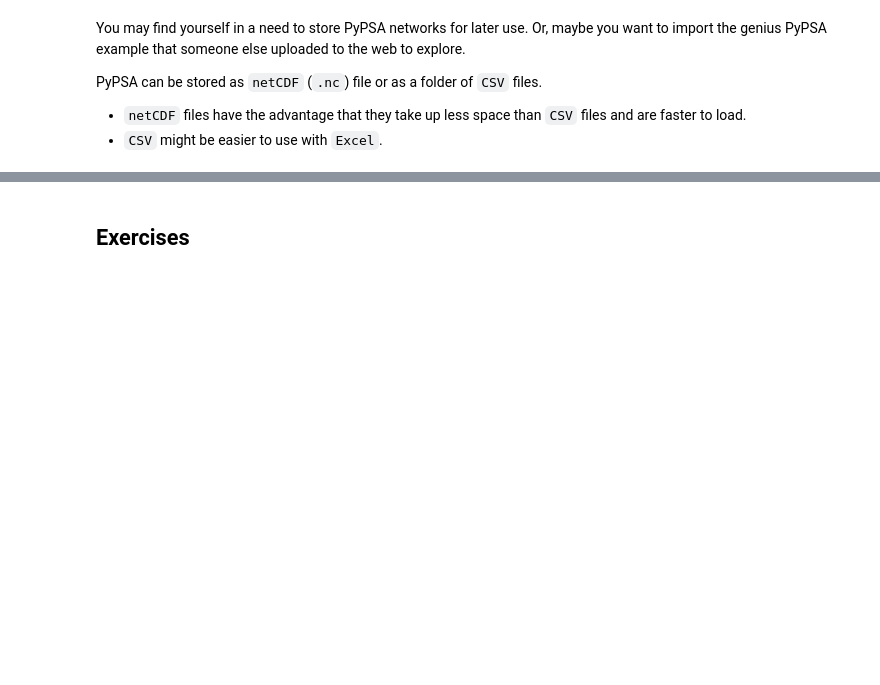
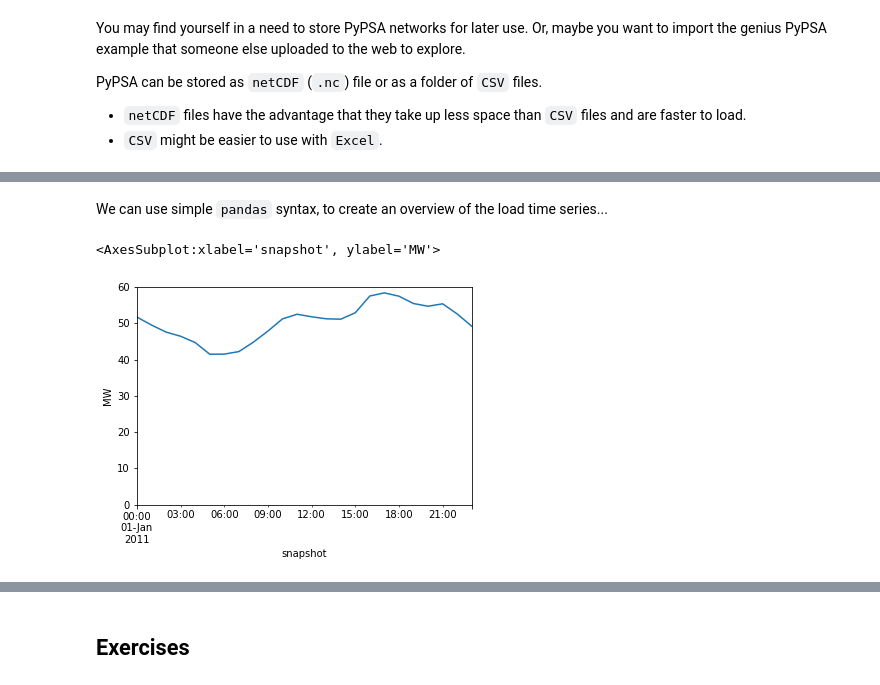
Before and after one commit to fneum/data-science-for-esm, a Jupyter notebook: _sources/09-workshop-pypsa.ipynb, the cells around one changed output, grey strips where cells are left out. Cells and saved outputs as stored; diff of their text form; code cells hidden in the pictures; blank space fills up the shorter version.

```diff
--- a/_sources/09-workshop-pypsa.ipynb
+++ b/_sources/09-workshop-pypsa.ipynb
@@ -556,0 +598,2 @@ INFO:pypsa.io:Imported network tmp.nc has buses, carriers, generators, lines, lo
+# %%
+n = pypsa.examples.scigrid_de(from_master=True)
@@ -556,0 +605,3 @@ INFO:pypsa.io:Imported network tmp.nc has buses, carriers, generators, lines, lo
+# %%
+n.lines.s_max_pu = 0.7
+n.lines.loc[["316", "527", "602"], "s_nom"] = 1715
@@ -556,0 +637,7 @@ INFO:pypsa.io:Imported network tmp.nc has buses, carriers, generators, lines, lo
+# %% [markdown]
+We can use simple `pandas` syntax, to create an overview of the load time series...
+# %%
+n.loads_t.p_set.sum(axis=1).div(1e3).plot(ylim=[0,60], ylabel='MW')
+# %% [output]
+<AxesSubplot:xlabel='snapshot', ylabel='MW'>
+[figure, added]
```
Also changed, not shown: parts of 55 cells of this notebook, 16 other files.
